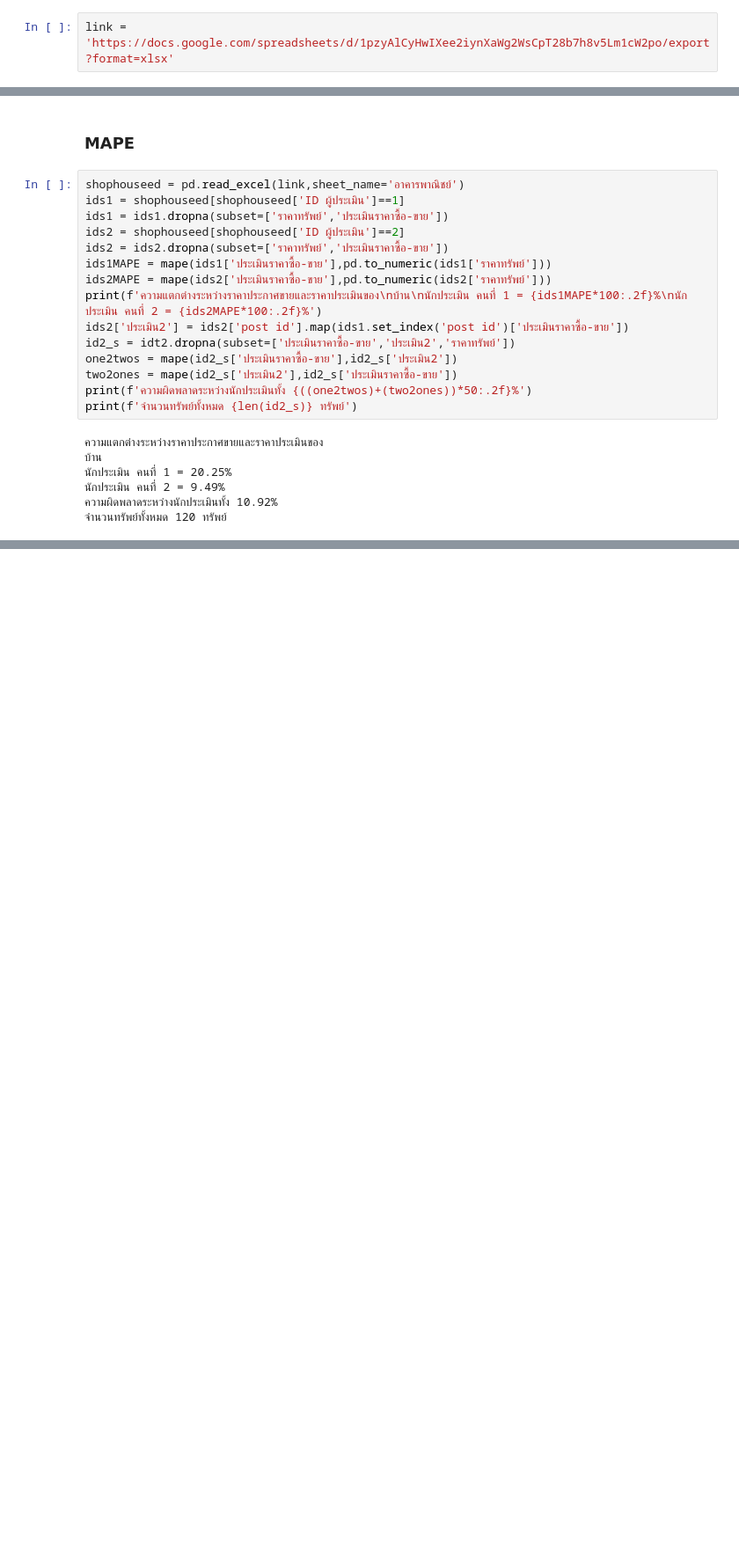
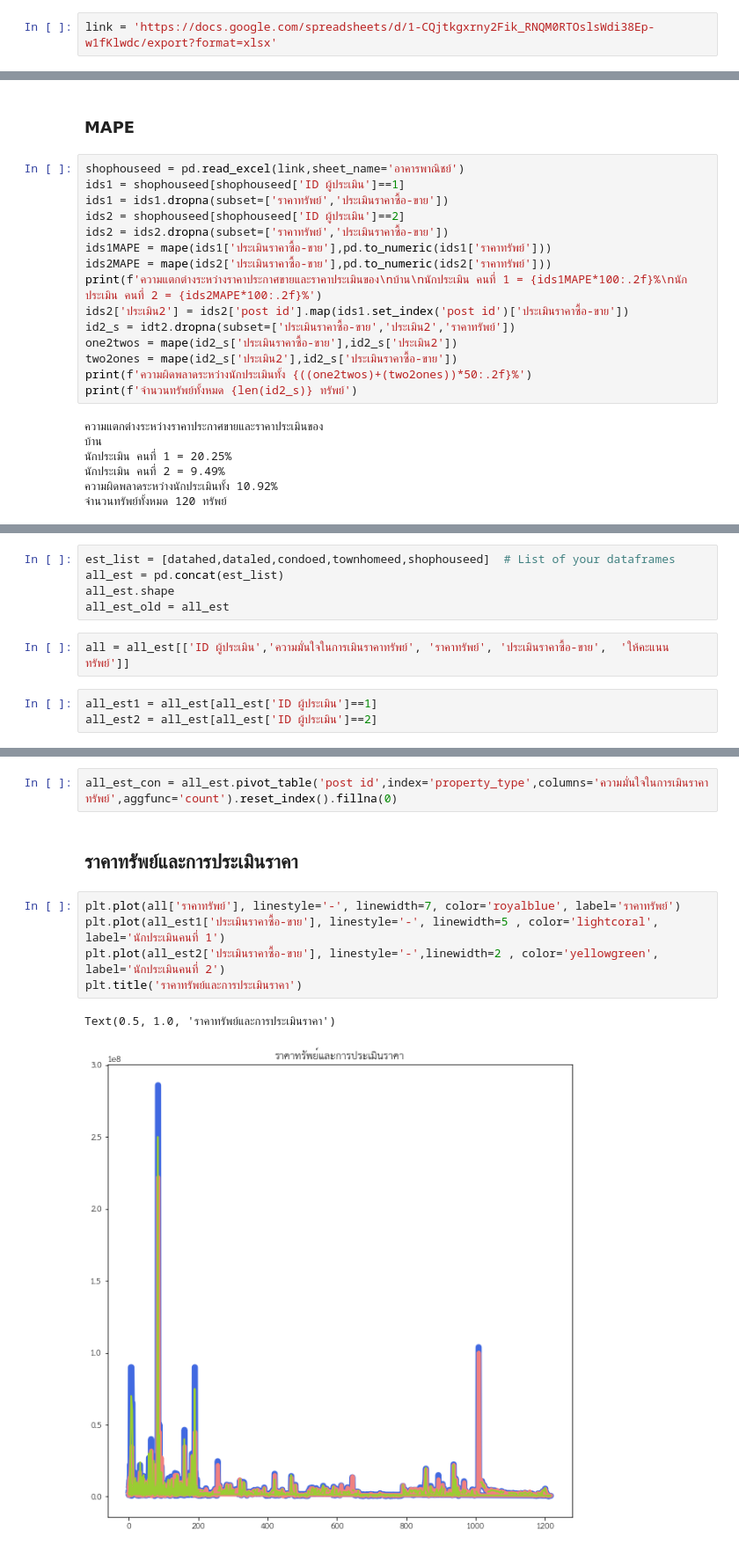
Before and after one commit to Ingapis/bsc_dpdm22, a Jupyter notebook: [dataprep1]_property_estimator.ipynb, the cells around one changed output, grey strips where cells are left out. Shown: that part at 88% size. Saved outputs shown, nothing was run; the diff lists cells and outputs as text; blank space fills up the shorter version.

```diff
--- a/[dataprep1]_property_estimator.ipynb
+++ b/[dataprep1]_property_estimator.ipynb
@@ -738,7 +746,7 @@ asshouse.sort_values(by=['Check2'], ascending=False)
 # %% [markdown]
 ### MAPE
 # %%
-link = 'https://docs.google.com/spreadsheets/d/1pzyAlCyHwIXee2iynXaWg2WsCpT28b7h8v5Lm1cW2po/export?format=xlsx'
+link = 'https://docs.google.com/spreadsheets/d/1-CQjtkgxrny2Fik_RNQM0RTOslsWdi38Ep-w1fKlwdc/export?format=xlsx'
 # %%
 datahed = pd.read_excel(link,sheet_name='บ้าน')
 id1 = datahed[datahed['ID ผู้ประเมิน']==1]
@@ -1010,0 +1033,10 @@ print(f'จำนวนทรัพย์ทั้งหมด {len(id2_s)} ท
+# %%
+est_list = [datahed,dataled,condoed,townhomeed,shophouseed]  # List of your dataframes
+all_est = pd.concat(est_list)
+all_est.shape
+all_est_old = all_est
+# %%
+all = all_est[['ID ผู้ประเมิน','ความมั่นใจในการเมินราคาทรัพย์', 'ราคาทรัพย์', 'ประเมินราคาซื้อ-ขาย',  'ให้คะแนนทรัพย์']]
+# %%
+all_est1 = all_est[all_est['ID ผู้ประเมิน']==1]
+all_est2 = all_est[all_est['ID ผู้ประเมิน']==2]
@@ -1010,0 +1045,12 @@ print(f'จำนวนทรัพย์ทั้งหมด {len(id2_s)} ท
+# %%
+all_est_con = all_est.pivot_table('post id',index='property_type',columns='ความมั่นใจในการเมินราคาทรัพย์',aggfunc='count').reset_index().fillna(0)
+# %% [markdown]
+## ราคาทรัพย์และการประเมินราคา
+# %%
+plt.plot(all['ราคาทรัพย์'], linestyle='-', linewidth=7, color='royalblue', label='ราคาทรัพย์')
+plt.plot(all_est1['ประเมินราคาซื้อ-ขาย'], linestyle='-', linewidth=5 , color='lightcoral', label='นักประเมินคนที่ 1')
+plt.plot(all_est2['ประเมินราคาซื้อ-ขาย'], linestyle='-',linewidth=2 , color='yellowgreen',  label='นักประเมินคนที่ 2')
+plt.title('ราคาทรัพย์และการประเมินราคา')
+# %% [output]
+Text(0.5, 1.0, 'ราคาทรัพย์และการประเมินราคา')
+[figure, added]
```
Also changed, not shown: parts of 22 cells of this notebook.
